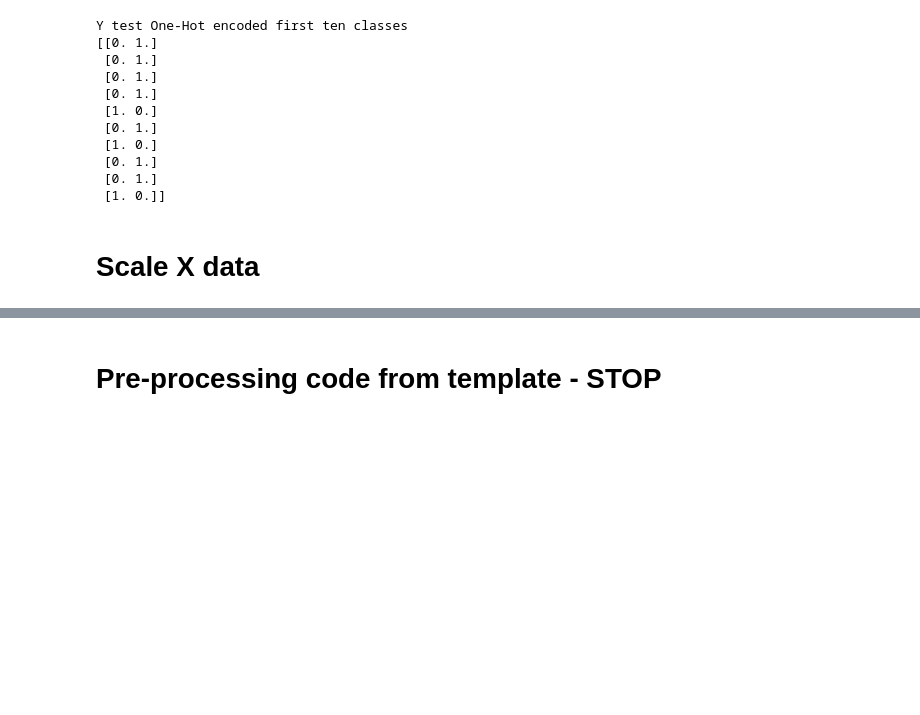
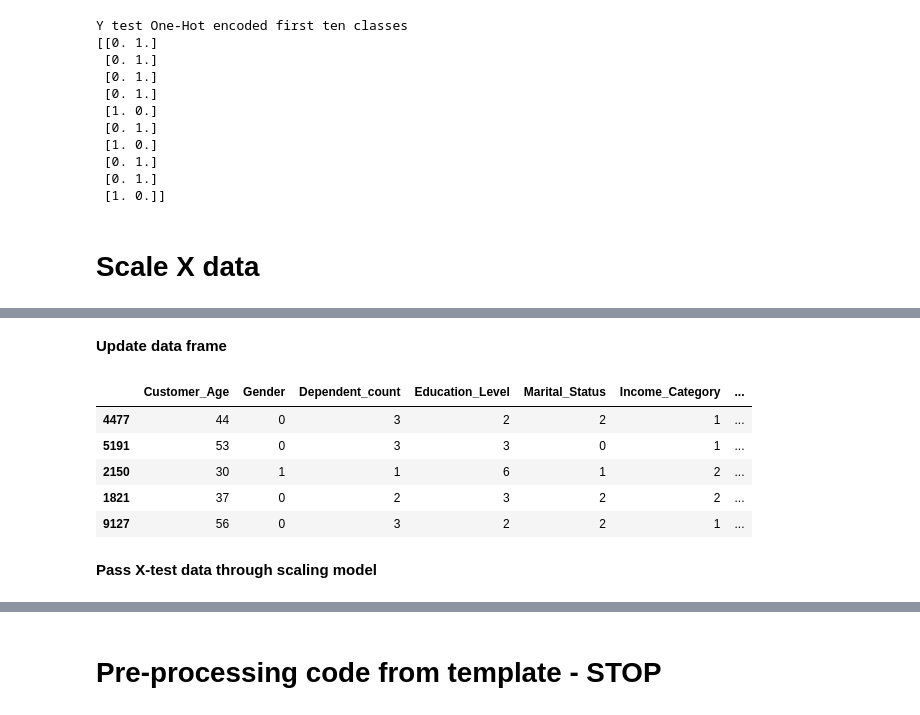
Before and after one commit to jMacProd/Machine-Learning-Credit-Card-Churn, a Jupyter notebook: 05 Machine Learning Models/01 ML Model - Tree - Random Forest Model.ipynb, the cells around one changed output, grey strips where cells are left out. Cells and saved outputs as stored; diff of their text form; code cells hidden in the pictures; blank space fills up the shorter version.

Commit message:
Confirming machine model works with out put of scaling specific columns

```diff
--- a/05 Machine Learning Models/01 ML Model - Tree - Random Forest Model.ipynb
+++ b/05 Machine Learning Models/01 ML Model - Tree - Random Forest Model.ipynb
@@ -216,0 +243,4 @@ Y test One-Hot encoded first ten classes
+# %%
+#Create dataframe of just the columns to be scaled
+X_train_features = X_train_scaled[col_names]
+X_train_features.head()
@@ -216,0 +256,4 @@ Y test One-Hot encoded first ten classes
+# %%
+#Create scaler model using values array of the df
+X_scaler = MinMaxScaler().fit(X_train_features.values)
+X_scaler
@@ -216,0 +262,4 @@ Y test One-Hot encoded first ten classes
+# %%
+#Transform the data
+X_train_features = X_scaler.transform(X_train_features.values)
+X_train_features
@@ -216,0 +280,16 @@ Y test One-Hot encoded first ten classes
+# %% [markdown]
+**Update data frame**
+# %%
+#Updated originally copied df with new scaled features
+X_train_scaled[col_names] = X_train_features
+# %%
+X_train_scaled.head()
+# %% [output]
+|  | Customer_Age | Gender | Dependent_count | Education_Level | Marital_Status | Income_Category | ... |
+| 4477 | 44 | 0 | 3 | 2 | 2 | 1 | ... |
+| 5191 | 53 | 0 | 3 | 3 | 0 | 1 | ... |
+| 2150 | 30 | 1 | 1 | 6 | 1 | 2 | ... |
+| 1821 | 37 | 0 | 2 | 3 | 2 | 2 | ... |
+| 9127 | 56 | 0 | 3 | 2 | 2 | 1 | ... |
+# %% [markdown]
+**Pass X-test data through scaling model**
```
Also changed, not shown: parts of 25 cells of this notebook, 2 other files.
